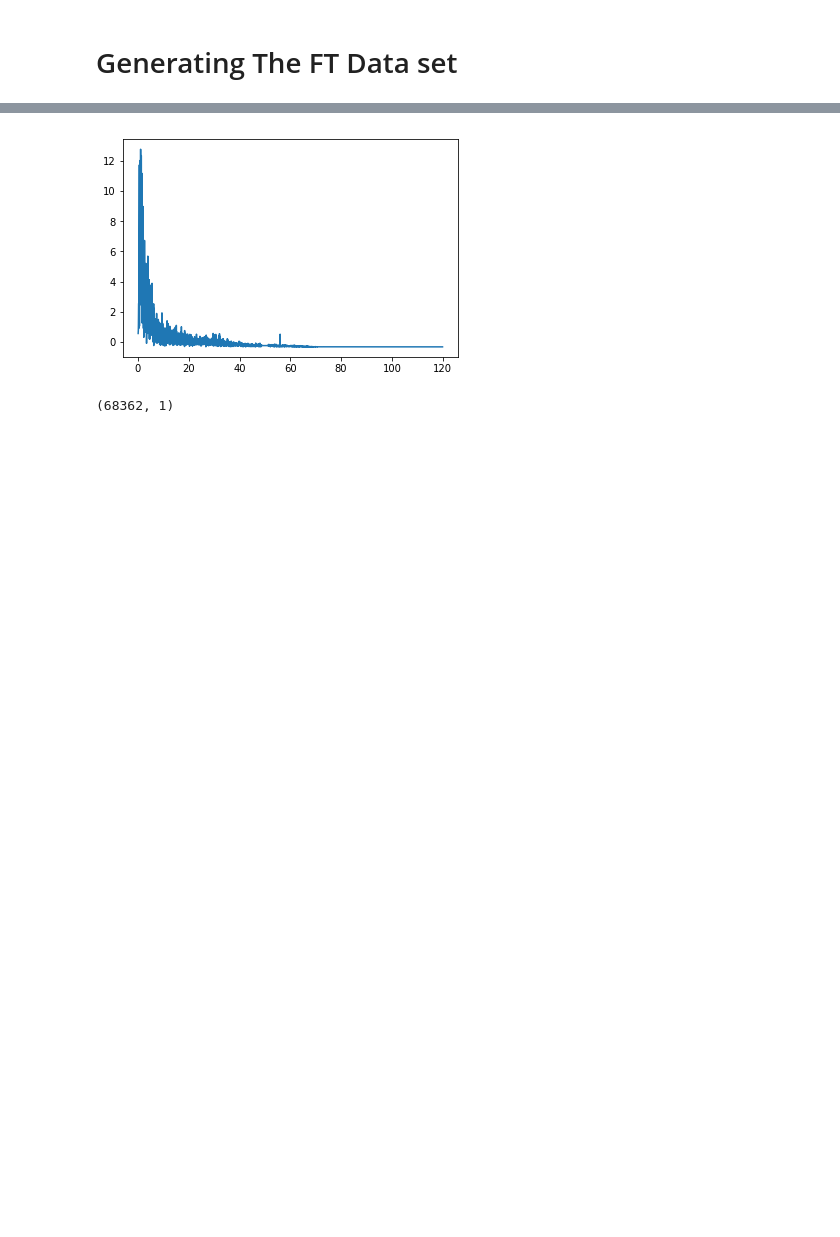
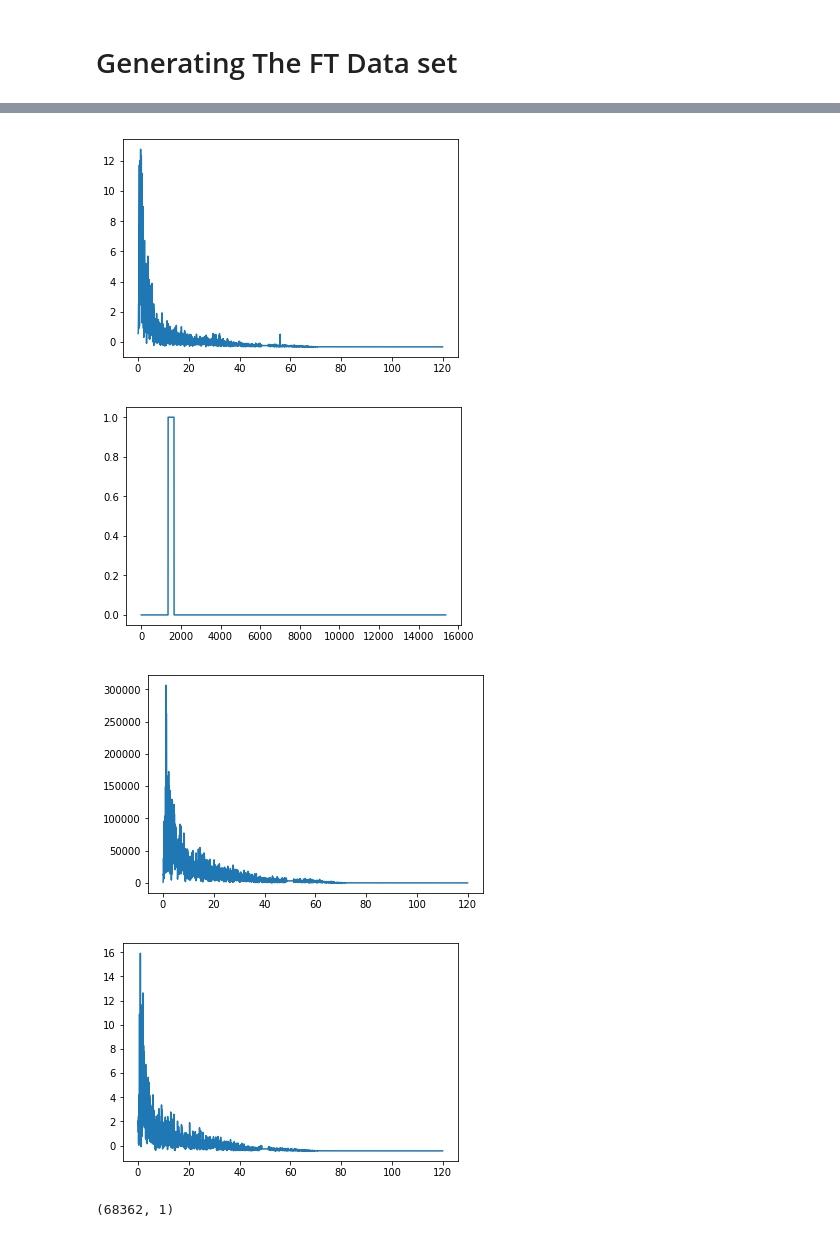
Before and after one commit to alifele/EEG-SelfResearch, a Jupyter notebook: Ensemble.ipynb, the cells around one changed output, grey strips where cells are left out. Drawn from its saved outputs; the diff is of its cells as text; code cells hidden in the pictures; blank space fills up the shorter version.

```diff
--- a/Ensemble.ipynb
+++ b/Ensemble.ipynb
@@ -320,6 +317,7 @@ def Clear_FDomain_():
   return Data
 # %%
 F_DATA_ = Clear_FDomain_()
+F_Data, target = Clear_FDomain()
 # %% [output]
 The f_min is 0.06667100722703301
 The f_max is 120.00781300865941
@@ -329,6 +332,9 @@ The Frequency of noise is:50.003255420274755 and the index of the noise is:1500
 [figure]
 [figure]
 [figure]
+[figure, added]
+[figure, added]
+[figure, added]
 # %%
 plt.plot(F_DATA_[2].reshape(-1,1))
 F_DATA_[2].reshape(-1,1).shape
```
Also changed, not shown: parts of 31 cells of this notebook.
